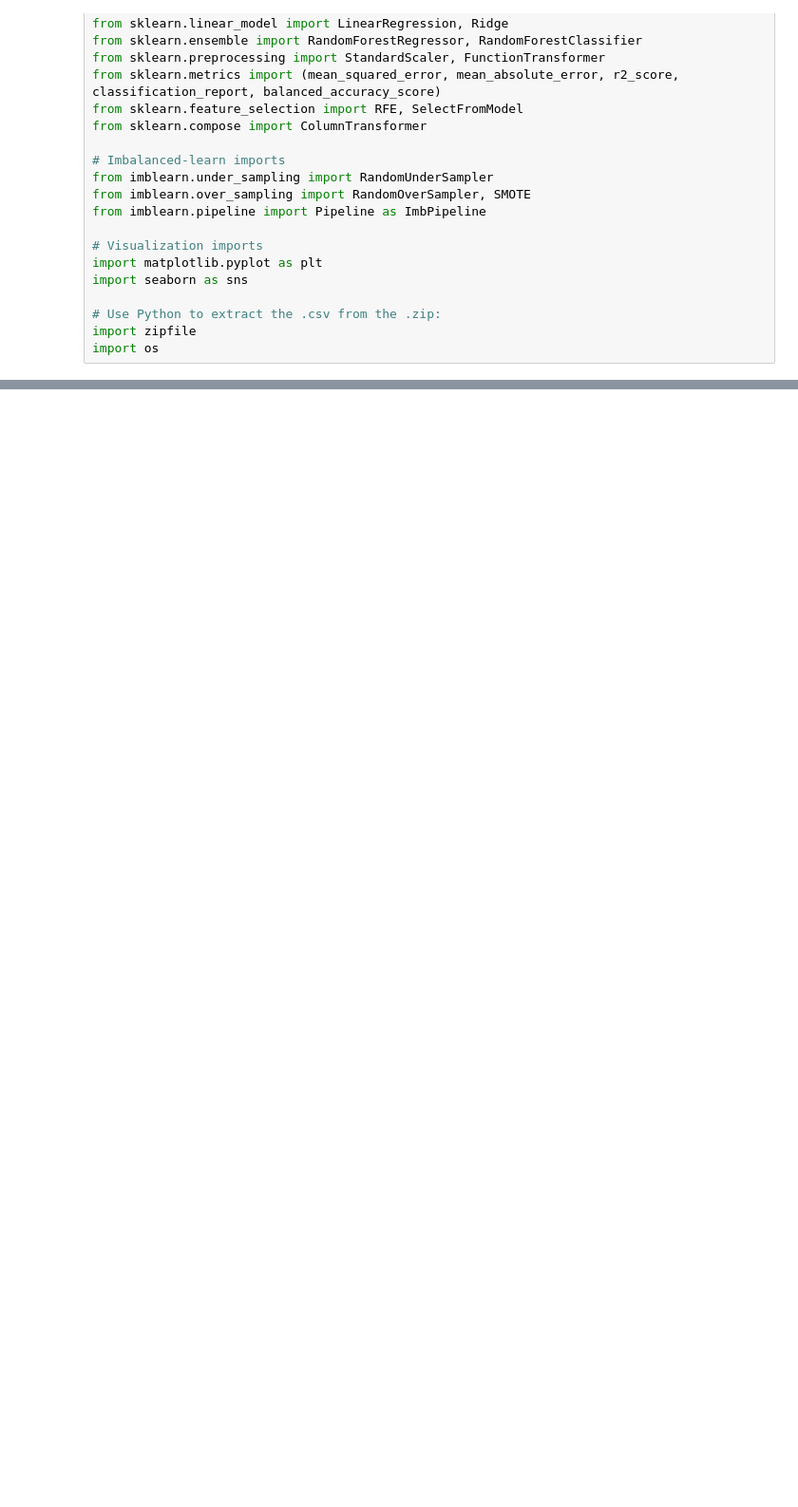
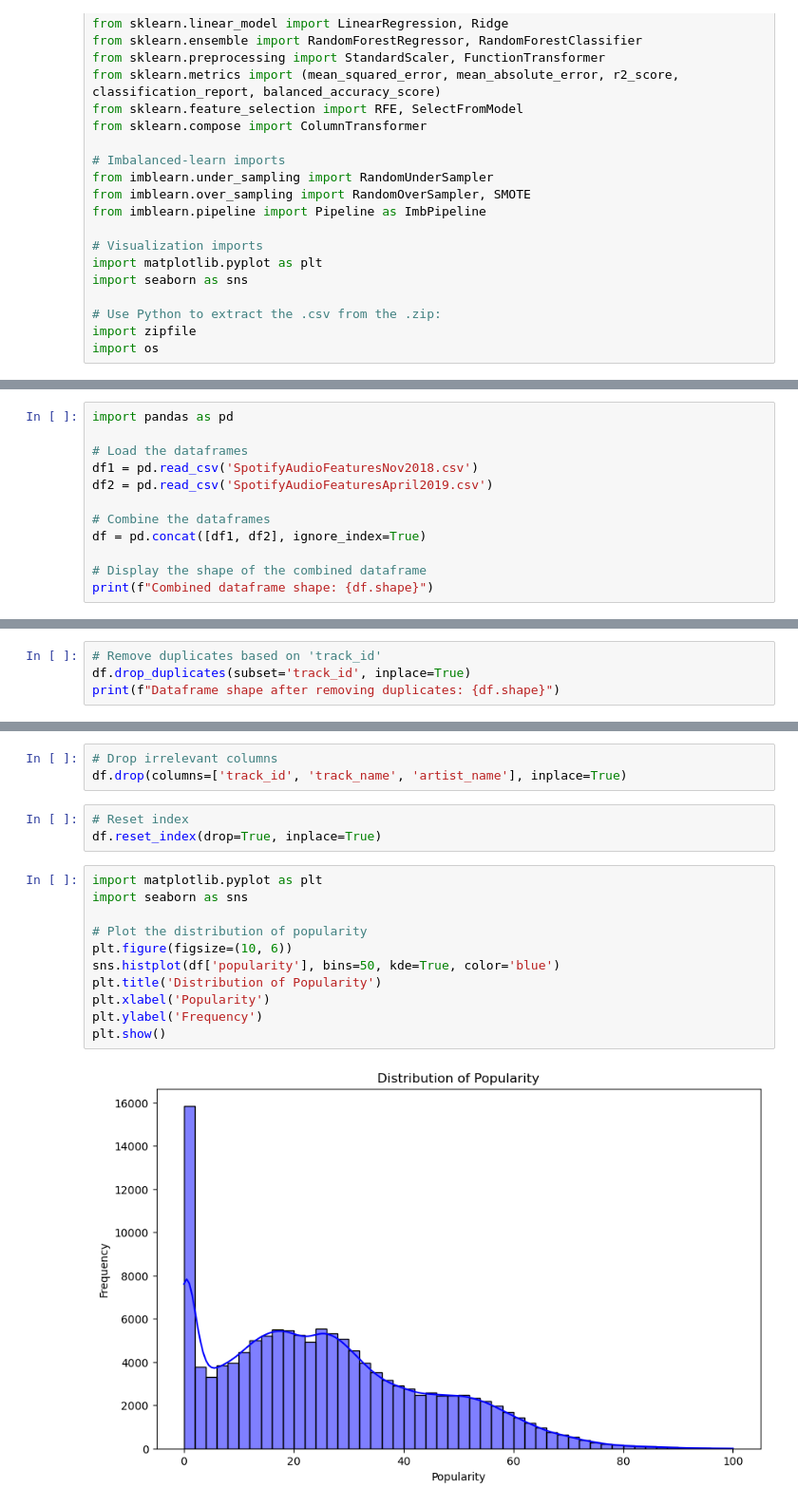
Before and after one commit to cmccall97/Project_2, a Jupyter notebook: Project_2/Neural_Network_Attempt.ipynb, the cells around one changed output, grey strips where cells are left out. Shown at 95% size. Cells and saved outputs as stored; diff of their text form; blank space fills up the shorter version.

```diff
--- a/Project_2/Neural_Network_Attempt.ipynb
+++ b/Project_2/Neural_Network_Attempt.ipynb
@@ -632,0 +65,12 @@ plt.show()
+# %%
+import pandas as pd
+
+# Load the dataframes
+df1 = pd.read_csv('SpotifyAudioFeaturesNov2018.csv')
+df2 = pd.read_csv('SpotifyAudioFeaturesApril2019.csv')
+
+# Combine the dataframes
+df = pd.concat([df1, df2], ignore_index=True)
+
+# Display the shape of the combined dataframe
+print(f"Combined dataframe shape: {df.shape}")
@@ -632,0 +79,4 @@ plt.show()
+# %%
+# Remove duplicates based on 'track_id'
+df.drop_duplicates(subset='track_id', inplace=True)
+print(f"Dataframe shape after removing duplicates: {df.shape}")
@@ -632,0 +109,19 @@ plt.show()
+# %%
+# Drop irrelevant columns
+df.drop(columns=['track_id', 'track_name', 'artist_name'], inplace=True)
+# %%
+# Reset index
+df.reset_index(drop=True, inplace=True)
+# %%
+import matplotlib.pyplot as plt
+import seaborn as sns
+
+# Plot the distribution of popularity
+plt.figure(figsize=(10, 6))
+sns.histplot(df['popularity'], bins=50, kde=True, color='blue')
+plt.title('Distribution of Popularity')
+plt.xlabel('Popularity')
+plt.ylabel('Frequency')
+plt.show()
+# %% [output]
+[figure, added]
```
Also changed, not shown: parts of 40 cells of this notebook.
